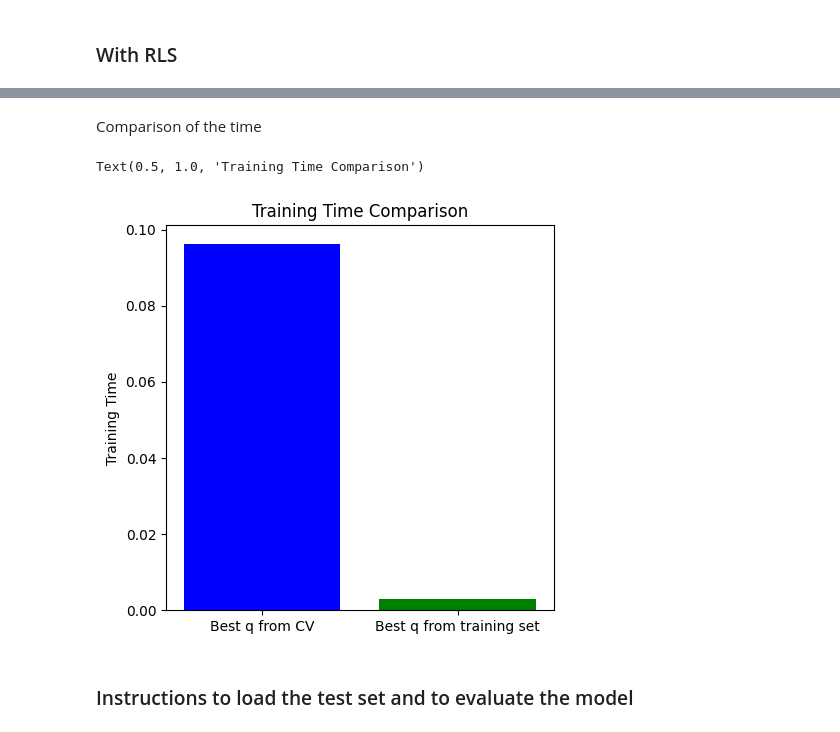
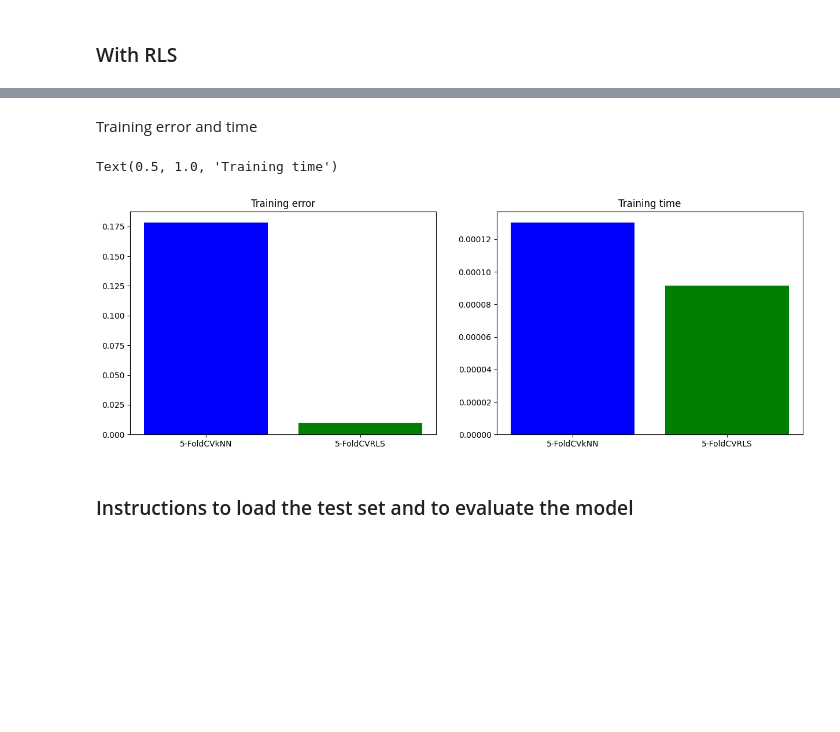
Before and after one commit to girofex/Machine-Learning-Algorithms, a Jupyter notebook: mid-term/part 1/Mid_term.ipynb, the cells around one changed output, grey strips where cells are left out. Cells and saved outputs as stored; diff of their text form; code cells hidden in the pictures; blank space fills up the shorter version.

```diff
--- a/mid-term/part 1/Mid_term.ipynb
+++ b/mid-term/part 1/Mid_term.ipynb
@@ -229,2 +182,14 @@ Text(0.5, 1.0, 'Training Time Comparison')
 # %% [markdown]
 <h3>With RLS</h3>
+# %%
+reg_pars = np.logspace(-5, 1, 100)
+bestlam, Vm, Vs, Tm, Ts = QFoldCVRLS(Xtr, Ytr, folds, reg_pars)
+
+print(f"The best lambda with {folds}-FoldCVRLS is " "{}".format(bestlam))
+
+w = regularizedLSTrain(Xtr, Ytr, bestlam)
+Ypred = regularizedLSTest(w, Xtr)
+
+start_time = time.time()
+tr_err_rls = calcError(Ypred, Ytr)
+time_tr_rls = time.time() - start_time
@@ -278,13 +224,17 @@ Best lambda found with CV: 0.0026560877829466868
-# %% [markdown]
-Comparison of the time
-# %%
-plt.figure(figsize=(5, 5))
-plt.bar(['Best q from CV', 'Best q from training set'], [time_cv, time_no_cv], color=['blue', 'green'])
-plt.ylabel("Training Time")
-plt.title("Training Time Comparison")
-# %% [output]
-Text(0.5, 1.0, 'Training Time Comparison')
-[figure, removed]
+# %% [markdown]
+Training error and time
+# %%
+plt.figure(figsize=(15, 5))
+plt.subplot(121)
+plt.bar([f'{folds}-FoldCVkNN', f'{folds}-FoldCVRLS'], [tr_err_knn, tr_err_rls], color=['blue', 'green'])
+plt.title("Training error")
+
+plt.subplot(122)
+plt.bar([f'{folds}-FoldCVkNN', f'{folds}-FoldCVRLS'], [time_tr_knn, time_tr_rls], color=['blue', 'green'])
+plt.title("Training time")
+# %% [output]
+Text(0.5, 1.0, 'Training time')
+[figure, added]
 # %% [markdown]
 <h3>Instructions to load the test set and to evaluate the model</h3>
 # %%
```
Also changed, not shown: parts of 42 cells of this notebook.
